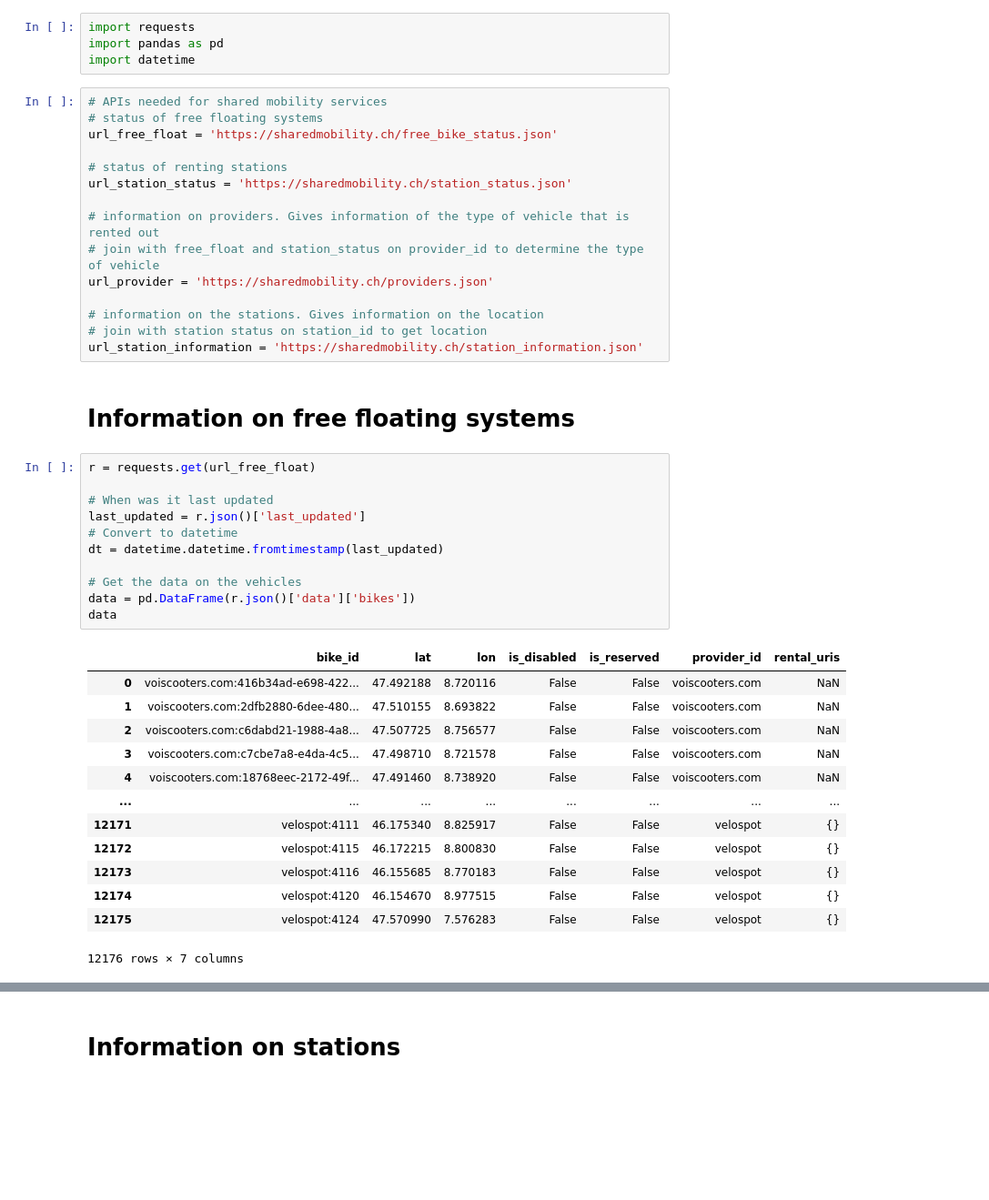
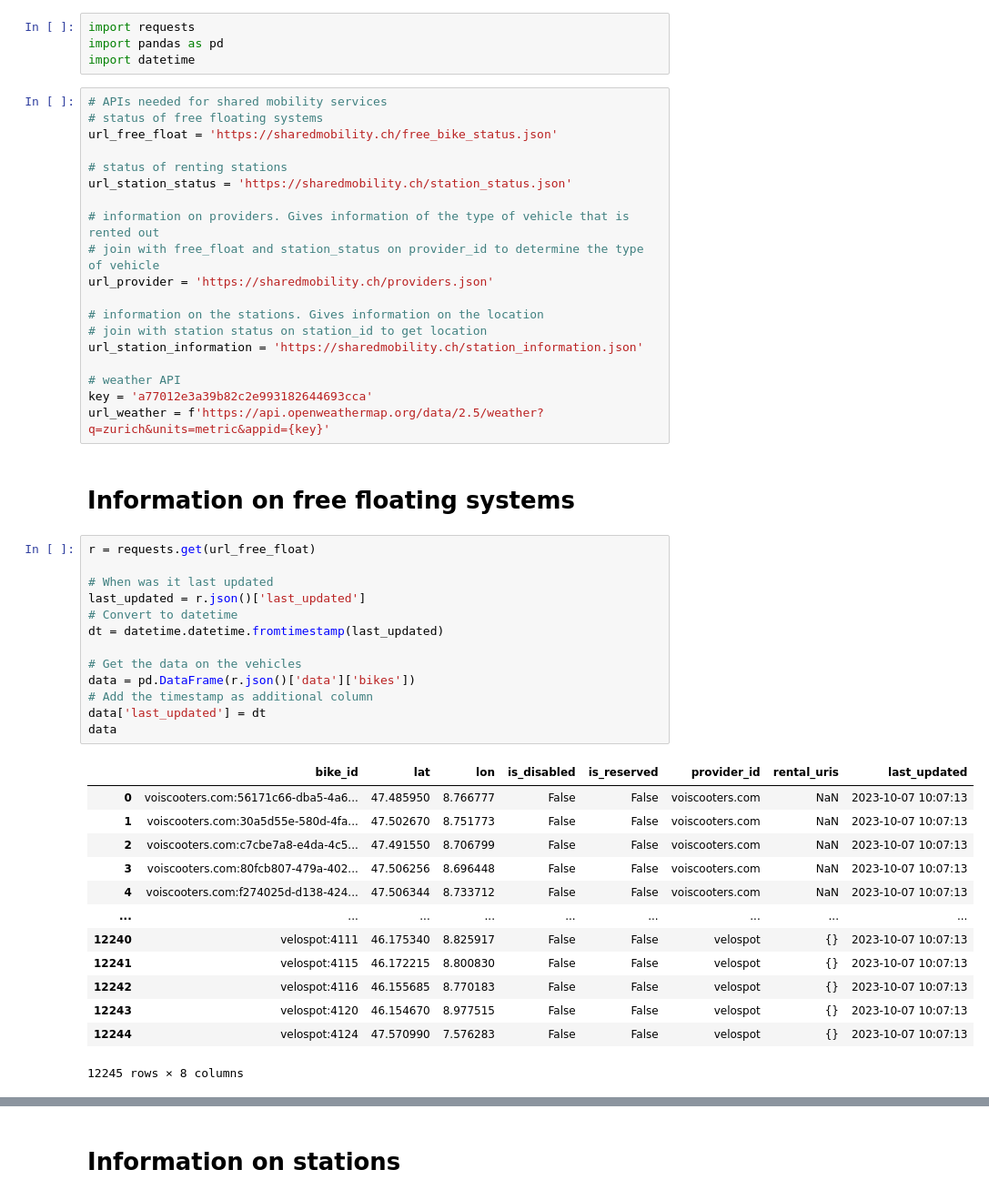
Before and after one commit to mgrunner/DWL, a Jupyter notebook: Explore_Data.ipynb, the cells around one changed output, grey strips where cells are left out. Shown at 91% size. Saved outputs shown, nothing was run; the diff lists cells and outputs as text; blank space fills up the shorter version.

```diff
--- a/Explore_Data.ipynb
+++ b/Explore_Data.ipynb
@@ -19,30 +19,36 @@ url_provider = 'https://sharedmobility.ch/providers.json'
 # information on the stations. Gives information on the location
 # join with station status on station_id to get location
 url_station_information = 'https://sharedmobility.ch/station_information.json'
+
+# weather API
+key = 'a77012e3a39b82c2e993182644693cca'
+url_weather = f'https://api.openweathermap.org/data/2.5/weather?q=zurich&units=metric&appid={key}'
 # %% [markdown]
 # Information on free floating systems
 # %%
 r = requests.get(url_free_float)
 
 # When was it last updated
 last_updated = r.json()['last_updated']
 # Convert to datetime
 dt = datetime.datetime.fromtimestamp(last_updated)
 
 # Get the data on the vehicles
 data = pd.DataFrame(r.json()['data']['bikes'])
+# Add the timestamp as additional column
+data['last_updated'] = dt
 data
 # %% [output]
-|  | bike_id | lat | lon | is_disabled | is_reserved | provider_id | rental_uris |
-| 0 | voiscooters.com:416b34ad-e698-422... | 47.492188 | 8.720116 | False | False | voiscooters.com | NaN |
-| 1 | voiscooters.com:2dfb2880-6dee-480... | 47.510155 | 8.693822 | False | False | voiscooters.com | NaN |
-| 2 | voiscooters.com:c6dabd21-1988-4a8... | 47.507725 | 8.756577 | False | False | voiscooters.com | NaN |
-| 3 | voiscooters.com:c7cbe7a8-e4da-4c5... | 47.498710 | 8.721578 | False | False | voiscooters.com | NaN |
-| 4 | voiscooters.com:18768eec-2172-49f... | 47.491460 | 8.738920 | False | False | voiscooters.com | NaN |
-| ... | ... | ... | ... | ... | ... | ... | ... |
-| 12171 | velospot:4111 | 46.175340 | 8.825917 | False | False | velospot | {} |
-| 12172 | velospot:4115 | 46.172215 | 8.800830 | False | False | velospot | {} |
-| 12173 | velospot:4116 | 46.155685 | 8.770183 | False | False | velospot | {} |
-| 12174 | velospot:4120 | 46.154670 | 8.977515 | False | False | velospot | {} |
-| 12175 | velospot:4124 | 47.570990 | 7.576283 | False | False | velospot | {} |
+|  | bike_id | lat | lon | is_disabled | is_reserved | provider_id | rental_uris | last_updated |
+| 0 | voiscooters.com:56171c66-dba5-4a6... | 47.485950 | 8.766777 | False | False | voiscooters.com | NaN | 2023-10-07 10:07:13 |
+| 1 | voiscooters.com:30a5d55e-580d-4fa... | 47.502670 | 8.751773 | False | False | voiscooters.com | NaN | 2023-10-07 10:07:13 |
+| 2 | voiscooters.com:c7cbe7a8-e4da-4c5... | 47.491550 | 8.706799 | False | False | voiscooters.com | NaN | 2023-10-07 10:07:13 |
+| 3 | voiscooters.com:80fcb807-479a-402... | 47.506256 | 8.696448 | False | False | voiscooters.com | NaN | 2023-10-07 10:07:13 |
+| 4 | voiscooters.com:f274025d-d138-424... | 47.506344 | 8.733712 | False | False | voiscooters.com | NaN | 2023-10-07 10:07:13 |
+| ... | ... | ... | ... | ... | ... | ... | ... | ... |
+| 12240 | velospot:4111 | 46.175340 | 8.825917 | False | False | velospot | {} | 2023-10-07 10:07:13 |
+| 12241 | velospot:4115 | 46.172215 | 8.800830 | False | False | velospot | {} | 2023-10-07 10:07:13 |
+| 12242 | velospot:4116 | 46.155685 | 8.770183 | False | False | velospot | {} | 2023-10-07 10:07:13 |
+| 12243 | velospot:4120 | 46.154670 | 8.977515 | False | False | velospot | {} | 2023-10-07 10:07:13 |
+| 12244 | velospot:4124 | 47.570990 | 7.576283 | False | False | velospot | {} | 2023-10-07 10:07:13 |
-12176 rows × 7 columns
+12245 rows × 8 columns
```
Also changed, not shown: parts of 3 cells of this notebook.
